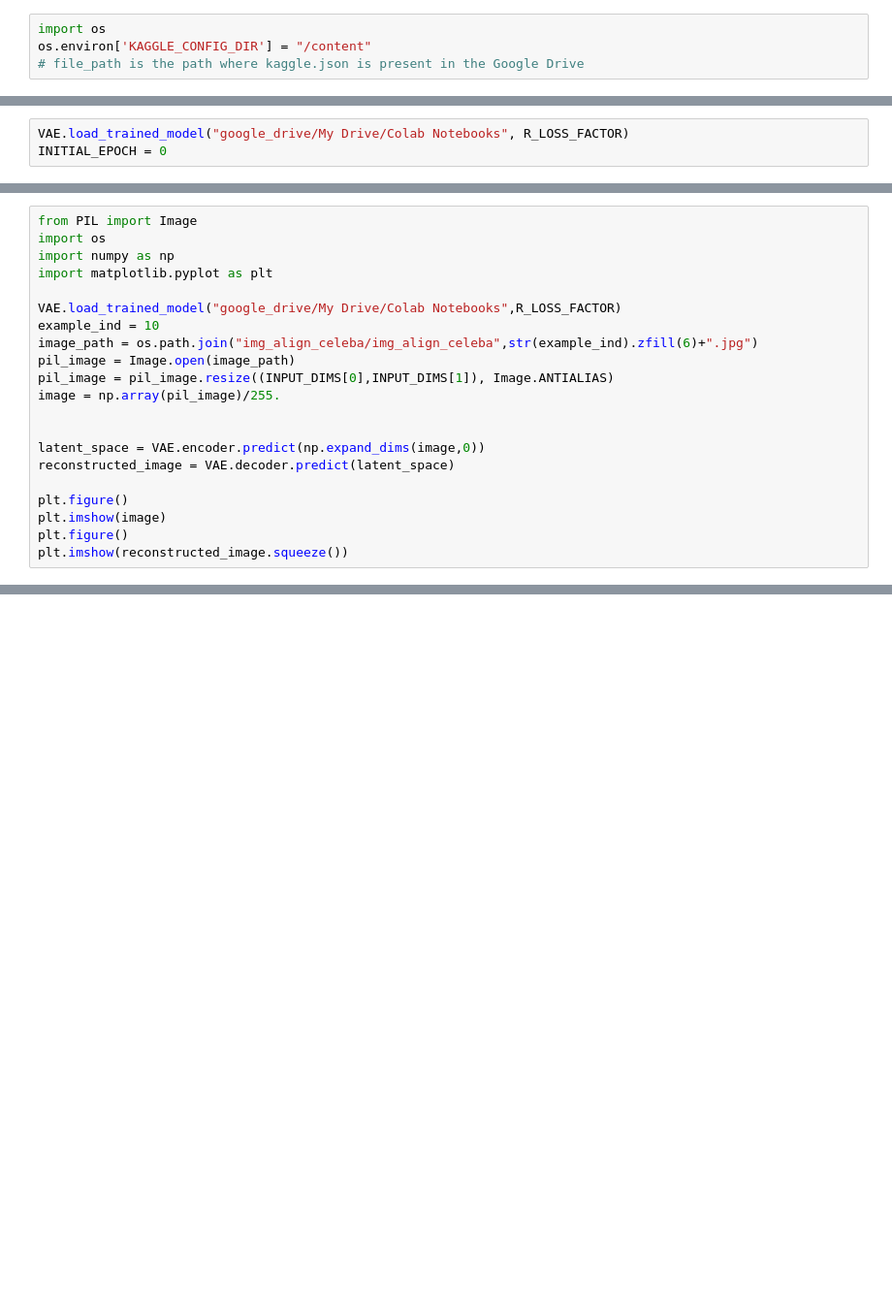
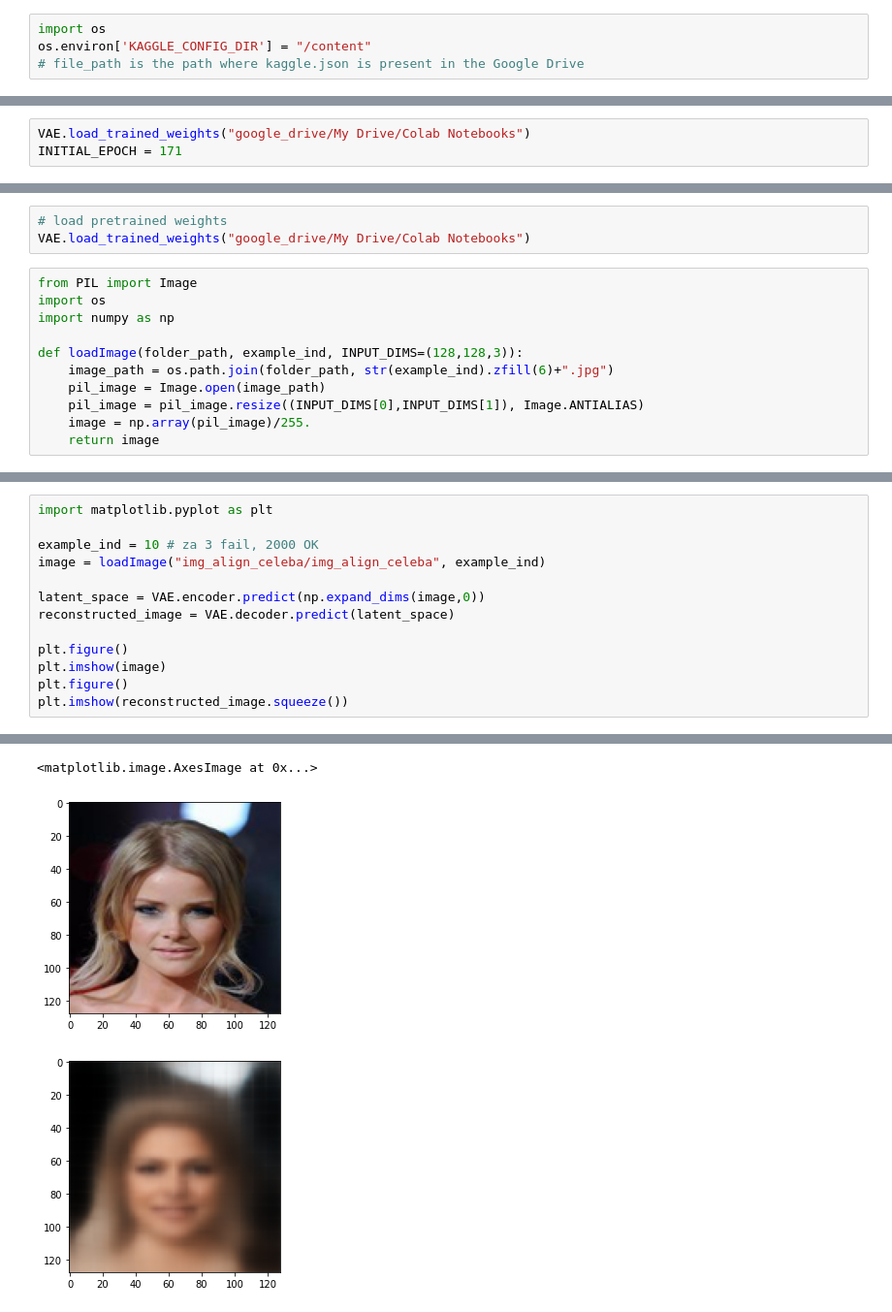
Before and after one commit to Data-Science-kosta/Variational-Autoencoder-for-Face-Generation, a Jupyter notebook: VAE_celebFaces.ipynb, the cells around one changed output, grey strips where cells are left out. Shown at 97% size. Saved outputs shown, nothing was run; the diff lists cells and outputs as text; blank space fills up the shorter version.

```diff
--- a/VAE_celebFaces.ipynb
+++ b/VAE_celebFaces.ipynb
@@ -272,3 +268,3 @@ Models are ploted in google_drive/My Drive/Colab Notebooks/plots
 # %%
-VAE.load_trained_model("google_drive/My Drive/Colab Notebooks", R_LOSS_FACTOR)
-INITIAL_EPOCH = 0
+VAE.load_trained_weights("google_drive/My Drive/Colab Notebooks")
+INITIAL_EPOCH = 171
@@ -325,21 +308,14 @@ KeyboardInterrupt: ignored
+# %%
+# load pretrained weights
+VAE.load_trained_weights("google_drive/My Drive/Colab Notebooks")
 # %%
 from PIL import Image
 import os
 import numpy as np
-import matplotlib.pyplot as plt
 
-VAE.load_trained_model("google_drive/My Drive/Colab Notebooks",R_LOSS_FACTOR)
-example_ind = 10
-image_path = os.path.join("img_align_celeba/img_align_celeba",str(example_ind).zfill(6)+".jpg")
-pil_image = Image.open(image_path)
-pil_image = pil_image.resize((INPUT_DIMS[0],INPUT_DIMS[1]), Image.ANTIALIAS)
-image = np.array(pil_image)/255.
-
-
-latent_space = VAE.encoder.predict(np.expand_dims(image,0))
-reconstructed_image = VAE.decoder.predict(latent_space)
-
-plt.figure()
-plt.imshow(image)
-plt.figure()
-plt.imshow(reconstructed_image.squeeze())
+def loadImage(folder_path, example_ind, INPUT_DIMS=(128,128,3)):
+    image_path = os.path.join(folder_path, str(example_ind).zfill(6)+".jpg")
+    pil_image = Image.open(image_path)
+    pil_image = pil_image.resize((INPUT_DIMS[0],INPUT_DIMS[1]), Image.ANTIALIAS)
+    image = np.array(pil_image)/255.
+    return image
@@ -349,0 +324,14 @@ plt.imshow(reconstructed_image.squeeze())
+# %%
+import matplotlib.pyplot as plt
+
+example_ind = 10 # za 3 fail, 2000 OK
+image = loadImage("img_align_celeba/img_align_celeba", example_ind)
+
+latent_space = VAE.encoder.predict(np.expand_dims(image,0))
+reconstructed_image = VAE.decoder.predict(latent_space)
+
+plt.figure()
+plt.imshow(image)
+plt.figure()
+plt.imshow(reconstructed_image.squeeze())
+# %% [output]
@@ -349,0 +339,3 @@ plt.imshow(reconstructed_image.squeeze())
+<matplotlib.image.AxesImage at 0x...>
+[figure, added]
+[figure, added]
```
Also changed, not shown: parts of 49 cells of this notebook.
